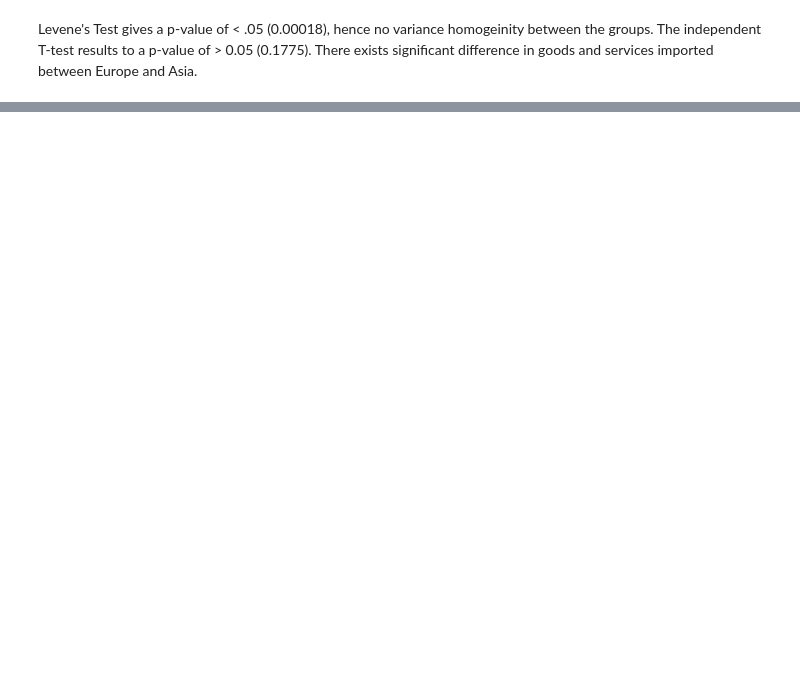
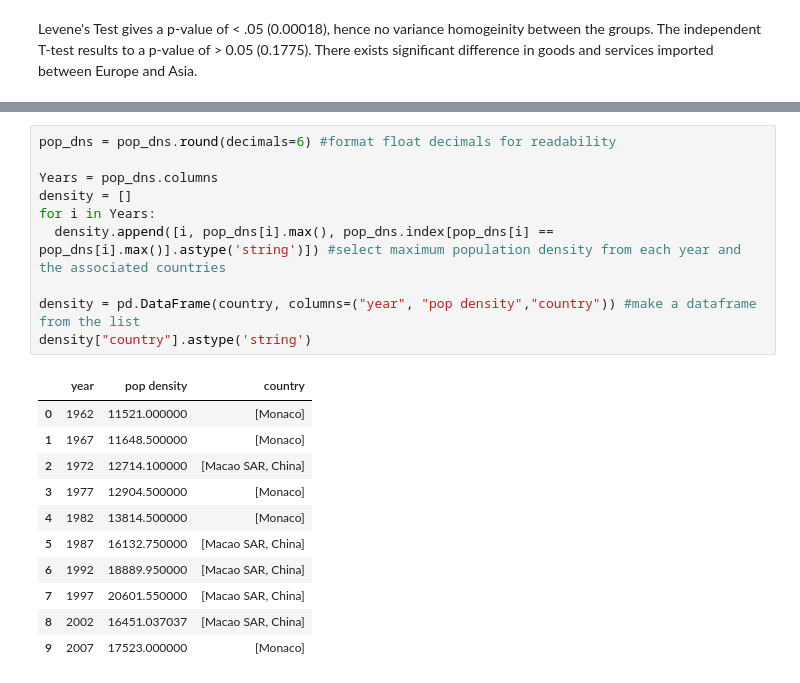
Before and after one commit to mikemwanga/Data_Science, a Jupyter notebook: Python for Data Science/notebook/python4DS.ipynb, the cells around one changed output, grey strips where cells are left out. Drawn from its saved outputs; the diff is of its cells as text; blank space fills up the shorter version.

```diff
--- a/Python for Data Science/notebook/python4DS.ipynb
+++ b/Python for Data Science/notebook/python4DS.ipynb
@@ -302,0 +349,22 @@ Name: Imports of goods and services (% of GDP), dtype: float64
+# %%
+pop_dns = pop_dns.round(decimals=6) #format float decimals for readability
+
+Years = pop_dns.columns
+density = []
+for i in Years:
+  density.append([i, pop_dns[i].max(), pop_dns.index[pop_dns[i] == pop_dns[i].max()].astype('string')]) #select maximum population density from each year and the associated countries
+
+density = pd.DataFrame(country, columns=("year", "pop density","country")) #make a dataframe from the list
+density["country"].astype('string')
+# %% [output]
+|  | year | pop density | country |
+| 0 | 1962 | 11521.000000 | [Monaco] |
+| 1 | 1967 | 11648.500000 | [Monaco] |
+| 2 | 1972 | 12714.100000 | [Macao SAR, China] |
+| 3 | 1977 | 12904.500000 | [Monaco] |
+| 4 | 1982 | 13814.500000 | [Monaco] |
+| 5 | 1987 | 16132.750000 | [Macao SAR, China] |
+| 6 | 1992 | 18889.950000 | [Macao SAR, China] |
+| 7 | 1997 | 20601.550000 | [Macao SAR, China] |
+| 8 | 2002 | 16451.037037 | [Macao SAR, China] |
+| 9 | 2007 | 17523.000000 | [Monaco] |
```
Also changed, not shown: parts of 12 cells of this notebook, 1 other file.
